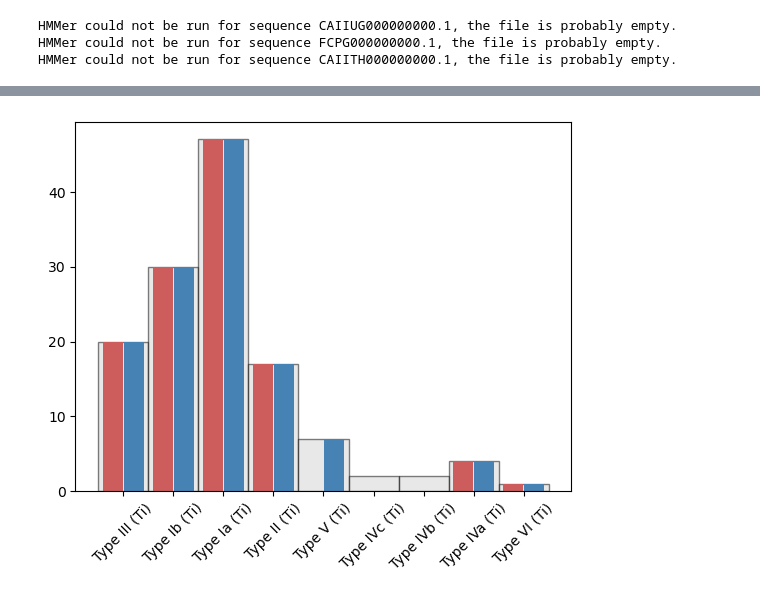
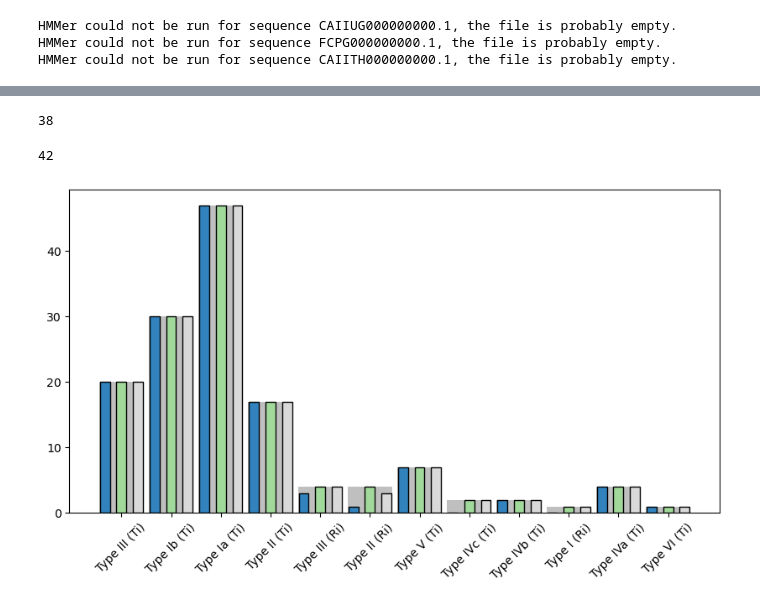
Before and after one commit to pipparichter/overdrive, a Jupyter notebook: notebooks/sandbox-2.ipynb, the cells around one changed output, grey strips where cells are left out. Saved outputs shown, nothing was run; the diff lists cells and outputs as text; code cells hidden in the pictures.

```diff
--- a/notebooks/sandbox-2.ipynb
+++ b/notebooks/sandbox-2.ipynb
@@ -198,0 +241,12 @@ Num. potential overdrive sequences in the final dataset: 2071
+# %%
+borders_df = pd.read_csv('../data/data-2/borders.csv')
+borders_df = borders_df[~borders_df.source_id.isin(weisberg_assembly_ids)].copy()
+borders_df = pd.concat([borders_df, pd.read_csv('../data/data-1/borders.csv')])
+
+df = pd.DataFrame(index=borders_df.target_name.drop_duplicates())
+df['left_borders'] = borders_df[borders_df.annotation.str.contains('left')].value_counts('target_name')
+df['right_borders'] = borders_df[borders_df.annotation.str.contains('right')].value_counts('target_name')
+df = df[df.right_borders > 0].copy()
+df[df.left_borders != df.right_borders]
+df[df.left_borders < df.right_borders]
+borders_df.strand.value_counts()
@@ -295,0 +392,4 @@ Num. sequences: 679
+# %%
+for group, df in overdrive_df.groupby('group'):
+    if ('Ri' in df.plasmid_class.unique()) and ('Ti' in df.plasmid_class.unique()):
+        print(f'Group {int(group)} contains both Ti and Ri plasmids.')
@@ -296,34 +398,58 @@ Num. sequences: 679
+# %%
+source_ids_without_motifs = overdrive_df[~overdrive_df.motif_1a_10 & ~overdrive_df.motif_1a_20]['source_id'].unique()
+source_ids_with_motifs = overdrive_df[overdrive_df.motif_1a_10 | overdrive_df.motif_1a_20]['source_id'].unique()
+
+target_names_without_motifs = overdrive_df[~overdrive_df.motif_1a_10 & ~overdrive_df.motif_1a_20]['contig_id'].unique()
+target_names_with_motifs = overdrive_df[overdrive_df.motif_1a_10 | overdrive_df.motif_1a_20]['contig_id'].unique()
+
+
+np.intersect1d(source_ids_with_motifs, source_ids_without_motifs)
+len(np.intersect1d(target_names_without_motifs, target_names_with_motifs))
+# len(target_names_without_motifs)
+# %% [output]
+38
+# %%
+overdrive_no_motifs_df = overdrive_df[~overdrive_df.motif_1a_10 & ~overdrive_df.motif_1a_20].copy()
+overdrive_no_motifs_df = overdrive_no_motifs_df[overdrive_no_motifs_df.contig_id.isin(target_names_with_motifs)].copy()
+FASTAFile(df=overdrive_no_motifs_df).write('../data/data-2/overdrive_no_motifs.fn')
+
+groups_without_motifs = overdrive_no_motifs_df.group.unique()
+groups_with_motifs = overdrive_df[overdrive_df.motif_1a_10 | overdrive_df.motif_1a_20]['group'].unique()
+
+len(np.intersect1d(groups_without_motifs, groups_with_motifs))
+overdrive_no_motifs_df[overdrive_no_motifs_df.group.isin(groups_with_motifs)]
+print(len(overdrive_no_motifs_df))
+FASTAFile(df=overdrive_df[~overdrive_df.motif_1a_10 & ~overdrive_df.motif_1a_20]).write('../data/data-2/overdrive_no_motifs.fn')
+# %% [output]
+42
 # %%
-metadata_df = load_weisberg_2020_metadata()
-metadata_df['source_id'] = [f'{row.strain_id}_{row.plasmid_class.lower()}' for row in metadata_df.itertuples()]
-metadata_df = metadata_df[metadata_df.plasmid_class == 'Ti'].copy()
+figure_df = overdrive_df.copy()
+totals = [(figure_df.drop_duplicates('source_id').plasmid_type == plasmid_type).sum() for plasmid_type in plasmid_types]
+figure_df = figure_df[~figure_df.plasmid_type.isnull()].copy()
 
-index = overdrive_df.index
-figure_df = overdrive_df.merge(metadata_df, left_on='source_id', right_on='source_id', how='left')
-figure_df.index = index
-
-palette = {'motif_1a_10':'indianred', 'motif_1a_25':'steelblue'}
-offsets = {'motif_1a_10':-0.21, 'motif_1a_25':0.21}
-
-figure_df = figure_df[~figure_df.plasmid_type.isnull()].copy()
+motifs = [col for col in figure_df.columns if 'motif_1a' in col]
 plasmid_types = figure_df.plasmid_type.unique()
 
-fig, ax = plt.subplots()
-totals = [(figure_df.drop_duplicates('source_id').plasmid_type == plasmid_type).sum() for plasmid_type in plasmid_types]
+cmap = mpl.colormaps.get_cmap('tab20c')
+cmap = cmap.resampled(len(motifs))
+palette = {f:cmap(i) for i, f in enumerate(motifs)} # Map each category to a color.
 
-positions = np.arange(len(plasmid_types))
-ax.bar(positions, totals, color='lightgray', alpha=0.5, width=1, edgecolor='black')
+
+offsets = {motif: (i - 1) * (1 / len(motifs)) for i, motif in enumerate(motifs)}
+positions = np.array(np.arange(len(plasmid_types))) + np.mean(list(offsets.values()))
+
+fig, ax = plt.subplots(figsize=(10, 5))
+
+# positions = np.arange(len(plasmid_types))
+ax.bar(positions, totals, color='gray', alpha=0.5, width=0.9)
 for motif in palette.keys():
     df = figure_df[figure_df[f'{motif}']].drop_duplicates('source_id')
     # print(motif, len(df))
     heights = [(df.plasmid_type == plasmid_type).sum() for plasmid_type in plasmid_types]
     # heights = np.array(heights) / np.array(totals)
-    ax.bar(positions + offsets[motif], heights, color=palette[motif], width=0.4)
+    ax.bar(positions + offsets[motif], heights, color=palette[motif], width=0.6 / len(motifs), edgecolor='black')
 
 ax.set_xticks(positions, labels=plasmid_types, rotation=45)
 plt.show()
-
-
-# df = df.sort_values('has_motif', ascending=False).drop_duplicates('source_id')
 # %% [output]
-[figure, old version]
+[figure, new version]
```
Also changed, not shown: parts of 24 cells of this notebook, 4 other files.
